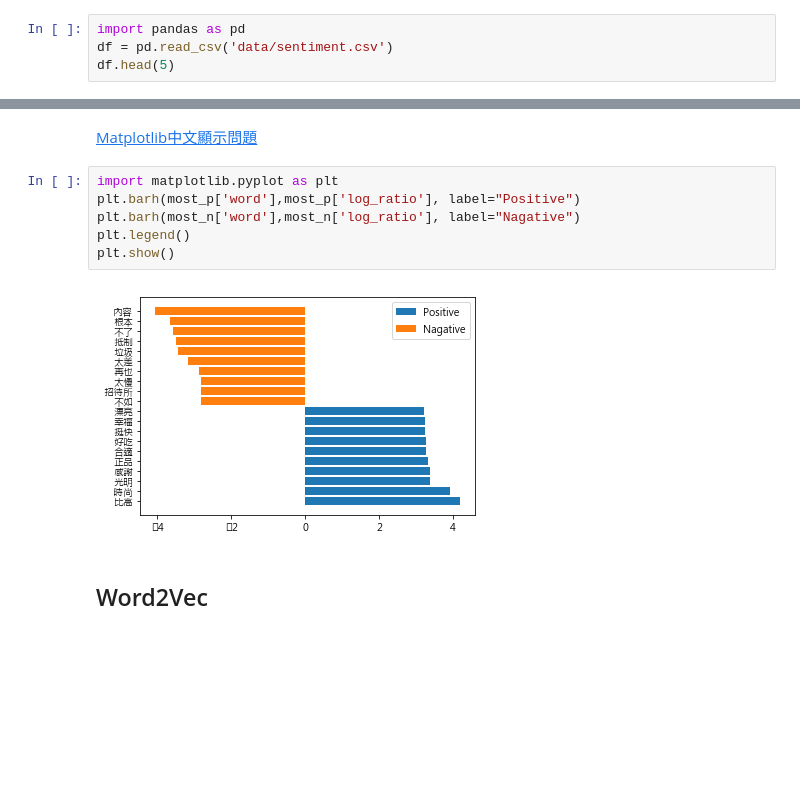
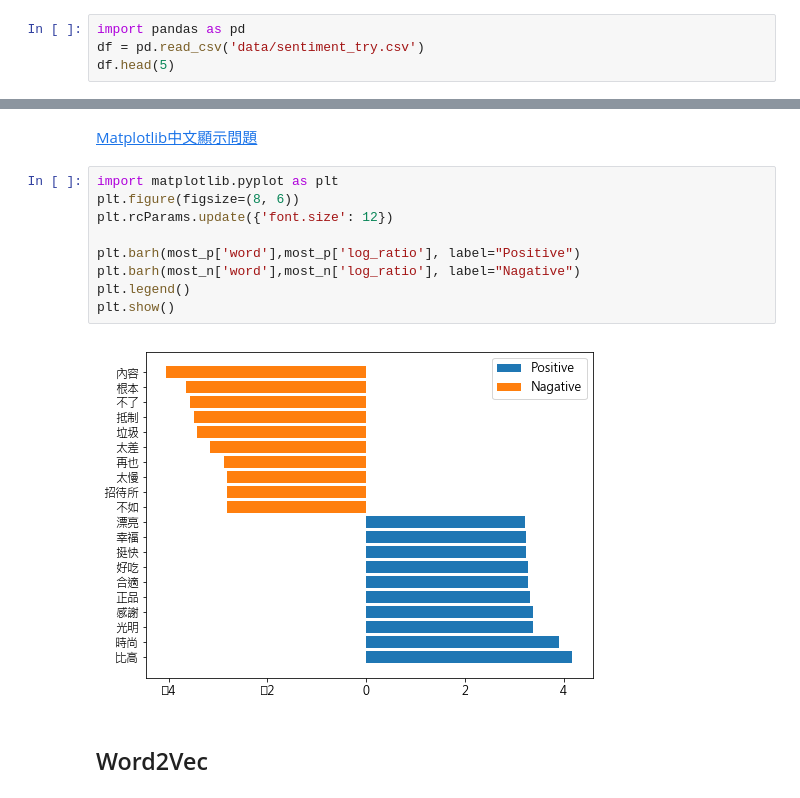
Before and after one commit to hannahchiu/Sentiment_Analysis, a Jupyter notebook: sentiment_analysis.ipynb, the cells around one changed output, grey strips where cells are left out. Cells and saved outputs as stored; diff of their text form; blank space fills up the shorter version.

```diff
--- a/sentiment_analysis.ipynb
+++ b/sentiment_analysis.ipynb
@@ -4,7 +7,7 @@
 ## Load data
 # %%
 import pandas as pd
-df = pd.read_csv('data/sentiment.csv')
+df = pd.read_csv('data/sentiment_try.csv')
 df.head(5)
 # %% [output]
 |  | tag | text |
@@ -116,12 +115,15 @@ most_n
 [Matplotlib中文顯示問題](https://medium.com/marketingdatascience/%E8%A7%A3%E6%B1%BApython-3-matplotlib%E8%88%87seaborn%E8%A6%96%E8%A6%BA%E5%8C%96%E5%A5%97%E4%BB%B6%E4%B8%AD%E6%96%87%E9%A1%AF%E7%A4%BA%E5%95%8F%E9%A1%8C-f7b3773a889b)
 # %%
 import matplotlib.pyplot as plt
+plt.figure(figsize=(8, 6))
+plt.rcParams.update({'font.size': 12})
+
 plt.barh(most_p['word'],most_p['log_ratio'], label="Positive")
 plt.barh(most_n['word'],most_n['log_ratio'], label="Nagative")
 plt.legend()
 plt.show()
 # %% [output]
-[figure, old version]
+[figure, new version]
 # %% [markdown]
 ## Word2Vec
 # %% [markdown]
```
Also changed, not shown: parts of 17 cells of this notebook.
